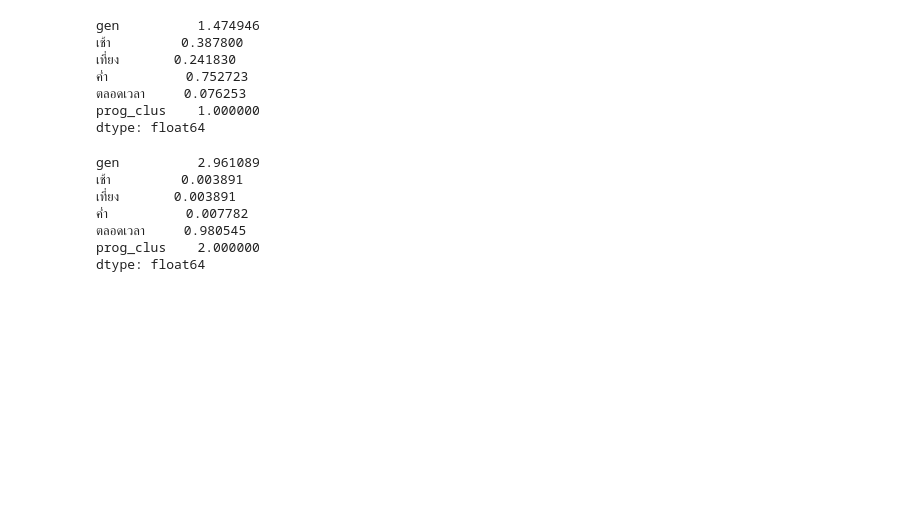
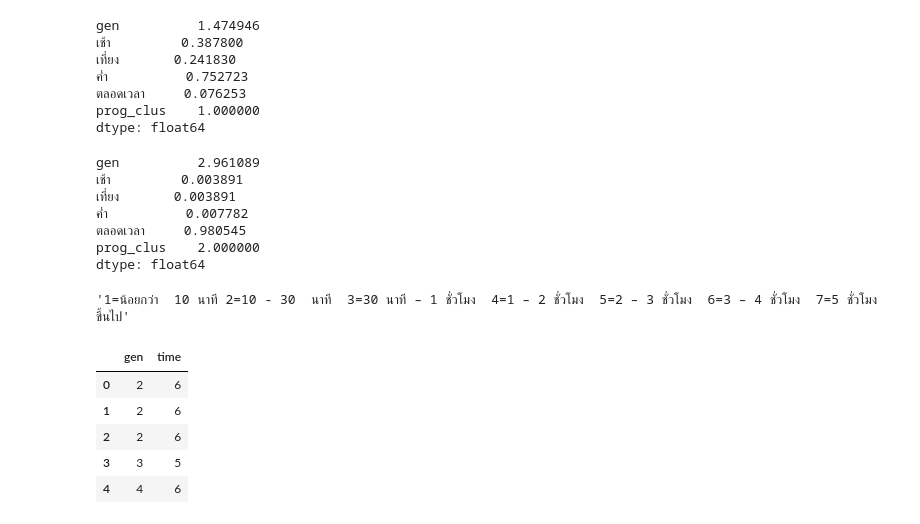
Before and after one commit to tutalae/DSE4, a Jupyter notebook: Project_1_DSE4_Data_Analytic_Cleaned_data_V0.ipynb, the cells around one changed output. Drawn from its saved outputs; the diff is of its cells as text; code cells hidden in the pictures; blank space fills up the shorter version.

```diff
--- a/Project_1_DSE4_Data_Analytic_Cleaned_data_V0.ipynb
+++ b/Project_1_DSE4_Data_Analytic_Cleaned_data_V0.ipynb
@@ -587,3 +590,20 @@ gen          2.961089
 ตลอดเวลา     0.980545
 prog_clus    2.000000
 dtype: float64
+# %%
+DF_dictT.iloc[2,29]
+# %% [output]
+'1=น้อยกว่า  10 นาที 2=10 - 30  นาที  3=30 นาที – 1 ชั่วโมง  4=1 – 2 ชั่วโมง  5=2 – 3 ชั่วโมง  6=3 – 4 ชั่วโมง  7=5 ชั่วโมงขึ้นไป'
+# %%
+DF_spend_time = pd.DataFrame()
+DF_spend_time["time"] = DF_main["l11ท่านติดตามข่าวทางเครื่องรับโทรทัศน์ โดยรวมเฉลี่ยต่อวันเป็นระยะเวลาเท่าใด"]
+DF_spend_time = DF_spend_time.set_index(periodxgen["gen"])
+DF_spend_time.reset_index(inplace=True)
+DF_spend_time.head()
+# %% [output]
+|  | gen | time |
+| 0 | 2 | 6 |
+| 1 | 2 | 6 |
+| 2 | 2 | 6 |
+| 3 | 3 | 5 |
+| 4 | 4 | 6 |
```
Also changed, not shown: parts of 8 cells of this notebook.
